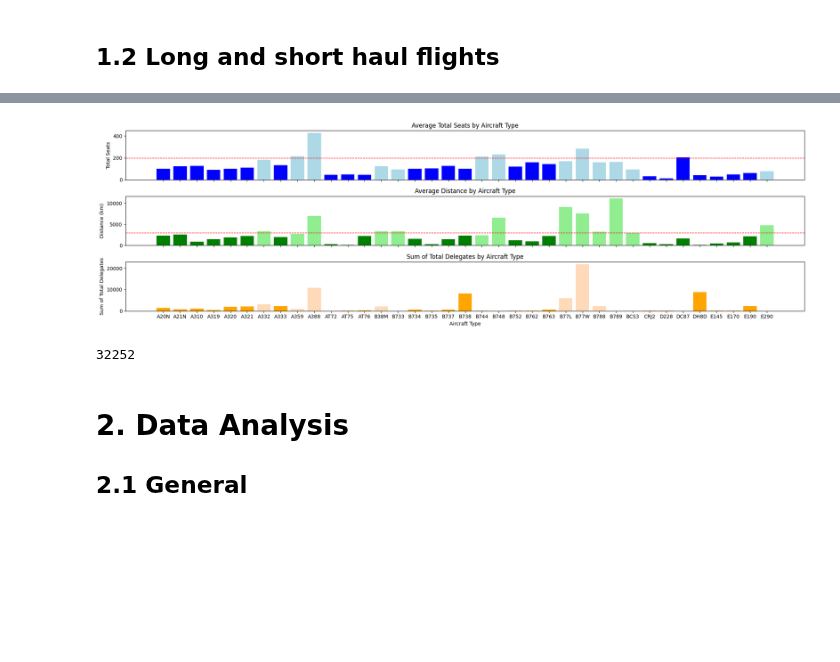
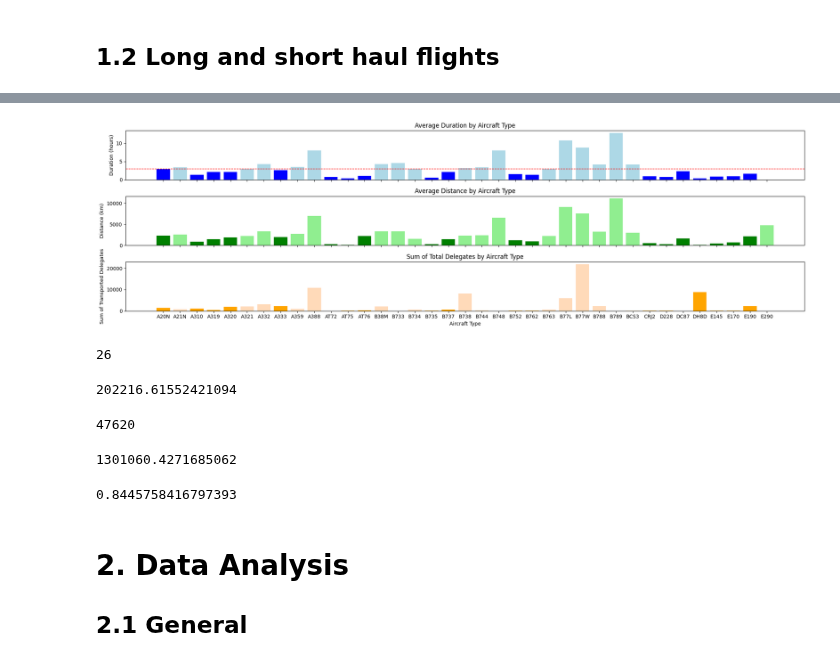
Before and after one commit to lukasschirren/COP_flight_analysis, a Jupyter notebook: analysis_economy_business.ipynb, the cells around one changed output, grey strips where cells are left out. Saved outputs shown, nothing was run; the diff lists cells and outputs as text; code cells hidden in the pictures; blank space fills up the shorter version.

Commit message:
Advancing economy/business seat analysis and viz

```diff
--- a/analysis_economy_business.ipynb
+++ b/analysis_economy_business.ipynb
@@ -151,10 +197,21 @@ occurrences.columns = ['aircraft_type_icao', 'occurrences']
 grouped_data = data_all.groupby('aircraft_type_icao').agg({
     'total_seats': lambda x: round(x.mean(), 1),
     'distance_km': lambda x: round(x.mean(), 1),
-    'total_fuel_burn': lambda x: round(x.mean(), 1)
+    'total_fuel_burn': lambda x: round(x.mean(), 1),
+    'duration_hours': lambda x: round(x.mean(),1)
 }).reset_index()
 
 # Merge the occurrences information with grouped_data
 grouped_data = pd.merge(grouped_data, occurrences, on='aircraft_type_icao', how='left')
 
 # print(grouped_data)
+# %%
+# Define a function to check if the duration is less than 3 hours
+def is_short_haul(duration_hours):
+    # Check if duration_hours is not NaN and less than 3 hours
+    return (not pd.isna(duration_hours)) and duration_hours < 3
+
+# Apply the function to create a new column 'is_short_haul' based on 'duration_hours'
+grouped_data['is_short_haul'] = grouped_data['duration_hours'].apply(is_short_haul)
+# data_all['is_short_haul'] = data_all['duration_hours'].apply(is_short_haul)
+grouped_data.iloc[:3]
@@ -293,0 +374,6 @@ plt.show()
+# %%
+short_haul_mask = grouped_data['duration_hours'].apply(is_short_haul)
+
+# Get the array of aircraft_type_icao where the condition is True
+short_haul_aircraft = grouped_data.loc[short_haul_mask, 'aircraft_type_icao'].values
+short_haul_aircraft
@@ -296,15 +440,24 @@ plt.show()
 fig, axs = plt.subplots(3, 1, figsize=(20, 6),sharex=True)
 
 
-# Plotting total seats
+# # Plotting total seats
+# for index, row in grouped_data.iterrows():
+#     color = 'lightblue' if row['aircraft_type_icao'] not in short_haul_aircraft else 'blue'
+#     axs[0].bar(row['aircraft_type_icao'], row['total_seats'], color=color)
+
+# axs[0].set_title('Average Total Seats by Aircraft Type')
+# # axs[0].set_xlabel('Aircraft Type')
+# axs[0].set_ylabel('Total Seats')
+# axs[0].axhline(y=200, color='red', linestyle='--', linewidth=1)  # Adding the limit line at 200
+# Plotting duration_hours
 for index, row in grouped_data.iterrows():
     color = 'lightblue' if row['aircraft_type_icao'] not in short_haul_aircraft else 'blue'
-    axs[0].bar(row['aircraft_type_icao'], row['total_seats'], color=color)
+    axs[0].bar(row['aircraft_type_icao'], row['duration_hours'], color=color)
 
-axs[0].set_title('Average Total Seats by Aircraft Type')
-# axs[0].set_xlabel('Aircraft Type')
-axs[0].set_ylabel('Total Seats')
-axs[0].axhline(y=200, color='red', linestyle='--', linewidth=1)  # Adding the limit line at 200
+axs[0].set_title('Average Duration by Aircraft Type')
+axs[0].set_ylabel('Duration (hours)')
+axs[0].axhline(y=3, color='red', linestyle='--', linewidth=1)  # Adding the limit line at 8 hours
+
 
 
 # Plotting distance
@@ -315,40 +468,56 @@ for index, row in grouped_data.iterrows():
 axs[1].set_title('Average Distance by Aircraft Type')
 # axs[1].set_xlabel('Aircraft Type')
 axs[1].set_ylabel('Distance (km)')
-axs[1].axhline(y=3000, color='red', linestyle='--', linewidth=1)  # Adding the limit line at 3000
+# axs[1].axhline(y=3000, color='red', linestyle='--', linewidth=1)  # Adding the limit line at 3000
 
 
 for aircraft_type in total_delegates_sum.index:
     color = 'peachpuff' if aircraft_type not in short_haul_aircraft else 'orange'  # Using lightsalmon for short haul
     axs[2].bar(aircraft_type, total_delegates_sum[aircraft_type], color=color)
 
 axs[2].set_title('Sum of Total Delegates by Aircraft Type')
 axs[2].set_xlabel('Aircraft Type')
-axs[2].set_ylabel('Sum of Total Delegates')
+axs[2].set_ylabel('Sum of Transported Delegates')
 #axs[2].tick_params(axis='x', which='both', bottom=True, top=False)  # Show x-axis ticks only for axs[3]
 
 # Calculate the sum of total delegates for each aircraft type
 total_delegates_sum = data_all.groupby('aircraft_type_icao')['total_delegates'].sum()
 
 
 
 
 
 
 # Rotate x-axis labels for better readability if necessary
 # plt.setp(axs[3].xaxis.get_majorticklabels(), rotation=45)
 
 # Adjust layout to prevent overlap
 plt.tight_layout()
 
 # Show the plot
 plt.show()
 # %% [output]
-[figure, old version]
+[figure, new version]
+# %%
+grouped_data.loc[data_all['is_short_haul'] == False,'aircraft_type_icao'].count()
+# %% [output]
+26
 # %%
-data_all.loc[data_all['is_short_haul'] == True,'total_delegates'].sum()
+data_all.loc[data_all['is_short_haul'] == True,'distance_km'].sum()
 # %% [output]
-32252
+202216.61552421094
+# %%
+data_all.loc[data_all['is_short_haul'] == False,'total_delegates'].sum()
+# %% [output]
+47620
+# %%
+data_all['distance_km'].sum()
+# %% [output]
+1301060.4271685062
+# %%
+1098843/(202216 + 1098843)
+# %% [output]
+0.8445758416797393
 # %% [markdown]
 # 2. Data Analysis
 ## 2.1 General
```
Also changed, not shown: parts of 29 cells of this notebook, 11 other files.
